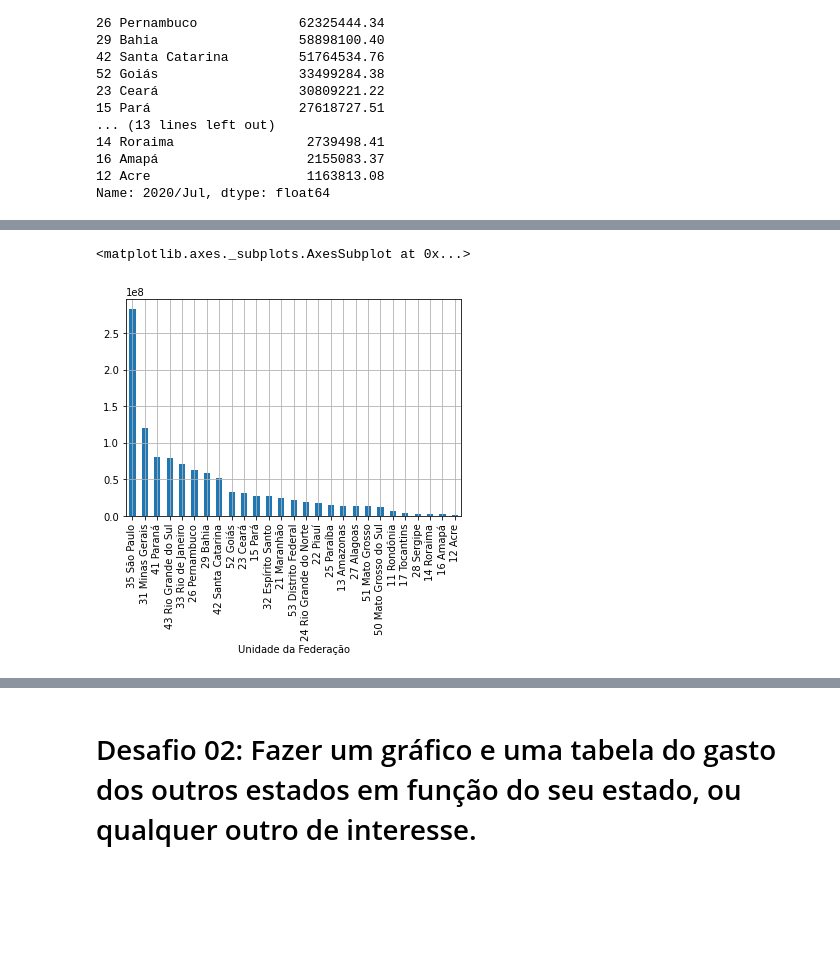
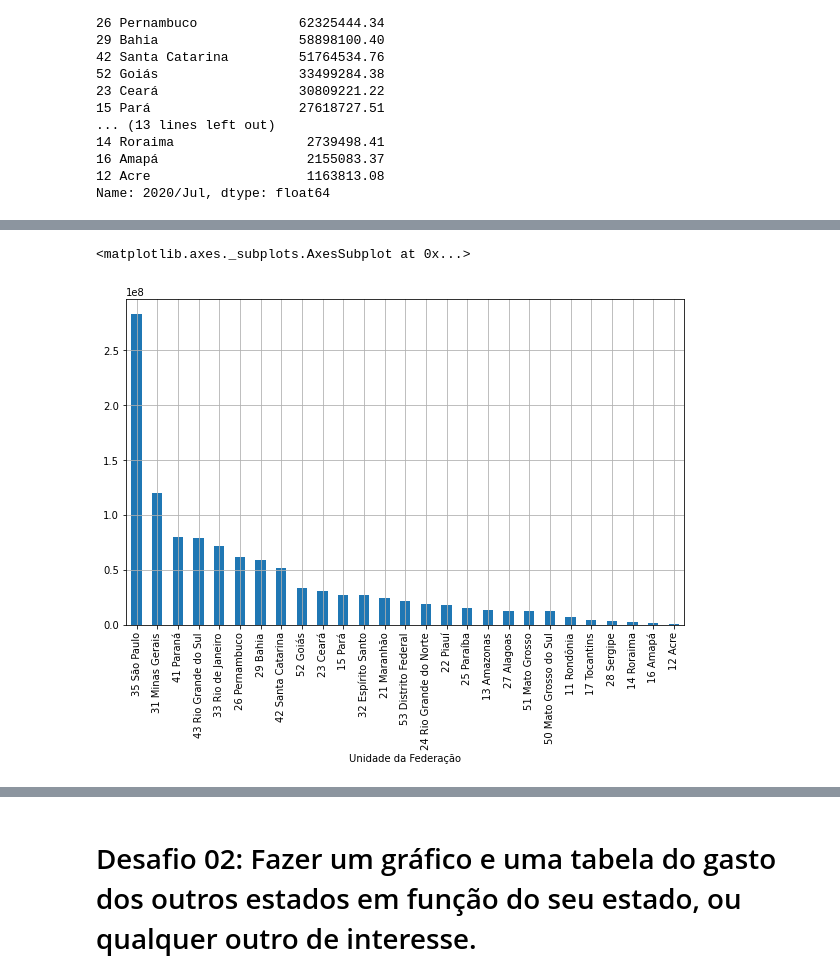
Before and after one commit to didi-a-p/BootcampDataScienceAlura, a Jupyter notebook: Analisando dados da saúde com Python e Pandas/Desafios em notebooks separados/Desafios_Aula_5_Pandas.ipynb, the cells around one changed output, grey strips where cells are left out. Saved outputs shown, nothing was run; the diff lists cells and outputs as text; code cells hidden in the pictures; blank space fills up the shorter version.

```diff
--- a/Analisando dados da saúde com Python e Pandas/Desafios em notebooks separados/Desafios_Aula_5_Pandas.ipynb
+++ b/Analisando dados da saúde com Python e Pandas/Desafios em notebooks separados/Desafios_Aula_5_Pandas.ipynb
@@ -86,6 +86,6 @@ gastos_do_mais_recente.plot(kind='bar')
 # %%
-gastos_do_mais_recente.plot(grid=True, kind='bar')
+gastos_do_mais_recente.plot(grid=True, kind='bar', figsize=(10,6))
 # %% [output]
 <matplotlib.axes._subplots.AxesSubplot at 0x...>
-[figure, old version]
+[figure, new version]
 # %%
```
Also changed, not shown: parts of 4 cells of this notebook.
